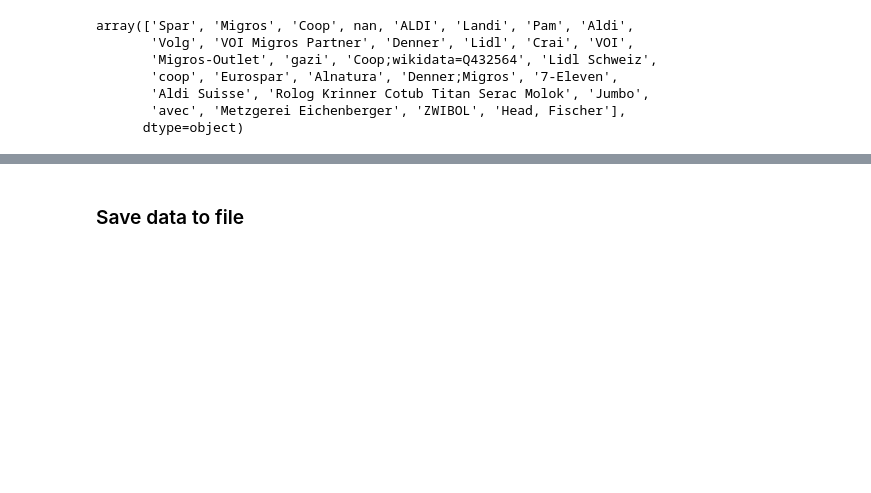
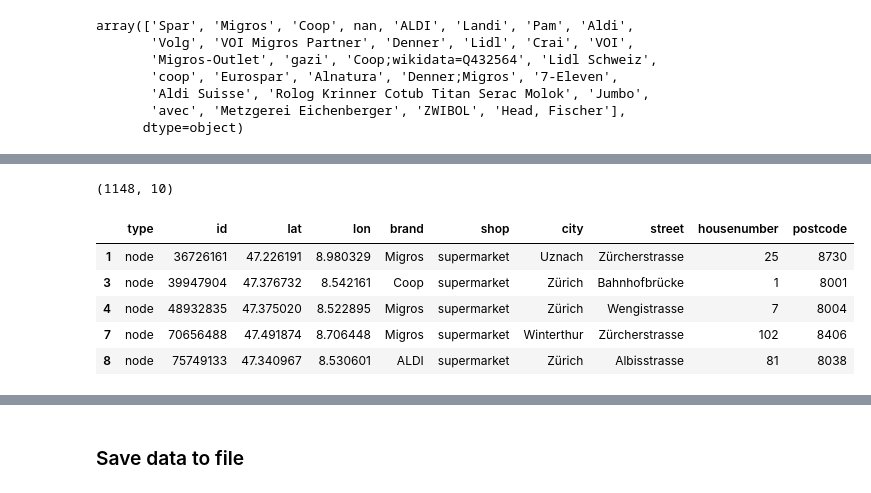
Before and after one commit to DiegoGlez28/data_analytics_zhaw, a Jupyter notebook: Week_02/supermarkets_data_preparation.ipynb, the cells around one changed output, grey strips where cells are left out. Saved outputs shown, nothing was run; the diff lists cells and outputs as text; code cells hidden in the pictures; blank space fills up the shorter version.

```diff
--- a/Week_02/supermarkets_data_preparation.ipynb
+++ b/Week_02/supermarkets_data_preparation.ipynb
@@ -212,0 +206,12 @@ UndefinedVariableError: name 'Zurich' is not defined
+# %%
+df_h = df.loc[~df['brand'].isna() & ~df['city'].isna() & ~df['housenumber'].isna() & ~df['postcode'].isna()]
+print(df_h.shape)
+df_h.head(5)
+# %% [output]
+(1148, 10)
+|  | type | id | lat | lon | brand | shop | city | street | housenumber | postcode |
+| 1 | node | 36726161 | 47.226191 | 8.980329 | Migros | supermarket | Uznach | Zürcherstrasse | 25 | 8730 |
+| 3 | node | 39947904 | 47.376732 | 8.542161 | Coop | supermarket | Zürich | Bahnhofbrücke | 1 | 8001 |
+| 4 | node | 48932835 | 47.375020 | 8.522895 | Migros | supermarket | Zürich | Wengistrasse | 7 | 8004 |
+| 7 | node | 70656488 | 47.491874 | 8.706448 | Migros | supermarket | Winterthur | Zürcherstrasse | 102 | 8406 |
+| 8 | node | 75749133 | 47.340967 | 8.530601 | ALDI | supermarket | Zürich | Albisstrasse | 81 | 8038 |
```
Also changed, not shown: parts of 6 cells of this notebook, 2 other files.
